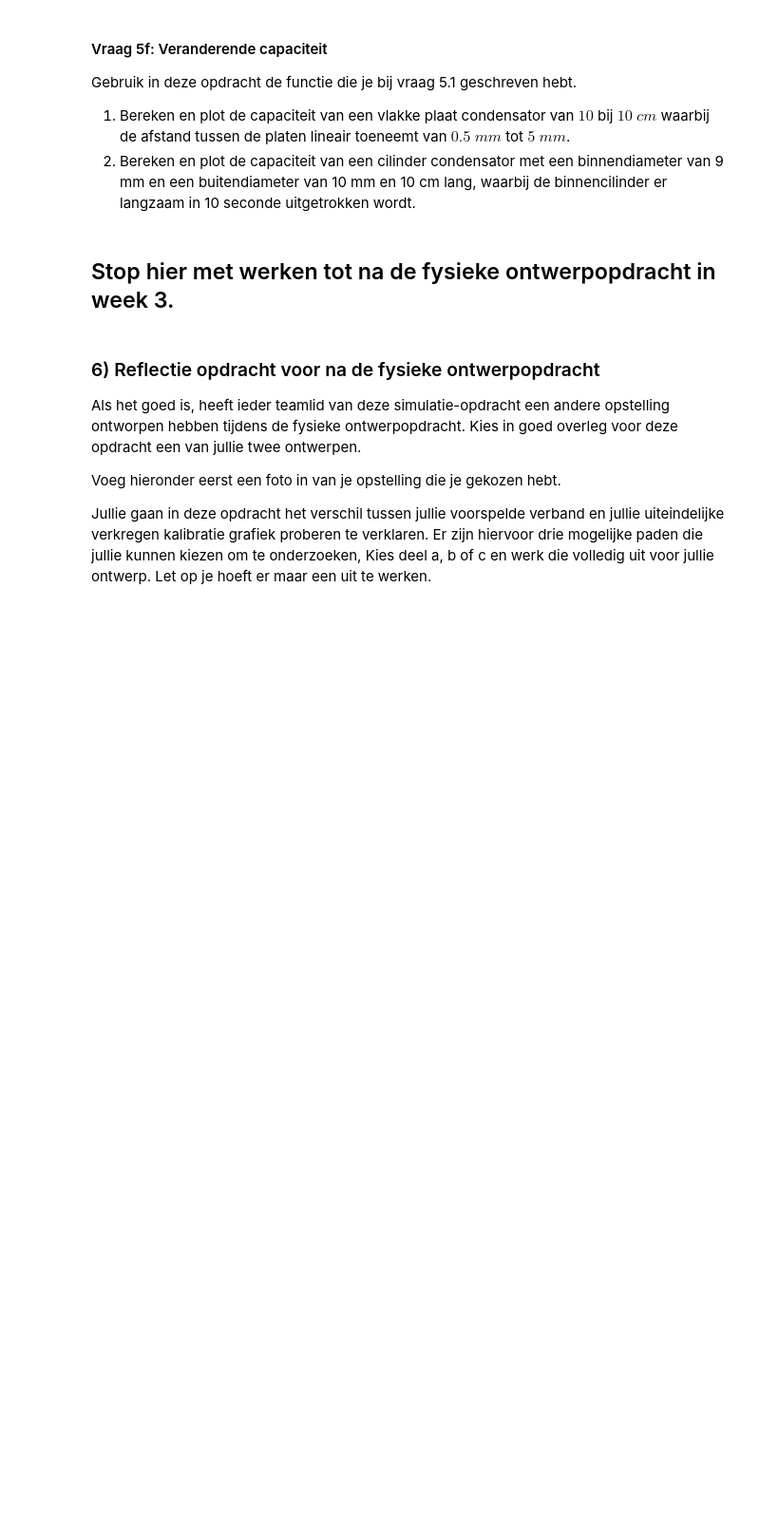
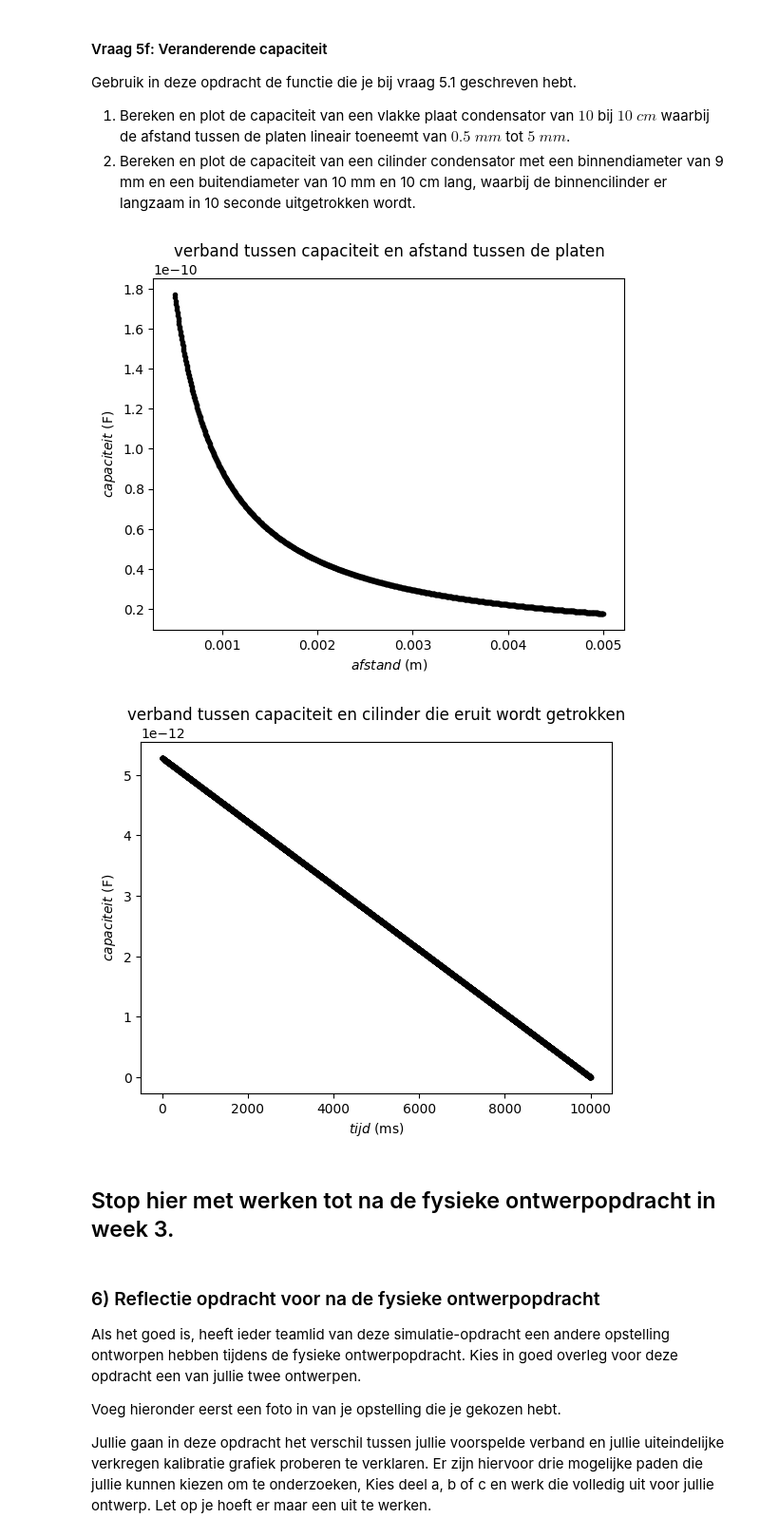
Before and after one commit to IshaSchneiders/opdrachten-DEF-D-Isha_Schneiders, a Jupyter notebook: DigitaleOntwerpopdrachten/1CondensatorOpdracht/CondensatorOntwerpopdracht.ipynb, the cells around one changed output. Shown at 95% size. Saved outputs shown, nothing was run; the diff lists cells and outputs as text; code cells hidden in the pictures; blank space fills up the shorter version.

```diff
--- a/DigitaleOntwerpopdrachten/1CondensatorOpdracht/CondensatorOntwerpopdracht.ipynb
+++ b/DigitaleOntwerpopdrachten/1CondensatorOpdracht/CondensatorOntwerpopdracht.ipynb
@@ -964,6 +986,17 @@ Stel dat we een vierkante plaat condensator hebben van 1 $\mu$ F.
 # %% [markdown]
 ##### Figure: 5.1 Een 1 microfarad condensator.
 # %%
-###
-###Jouw code hier###
-###
+#5c.1:
+a = 0.005/2 #binnestrl
+b = 0.006/2 #buitenstrl
+c = 1e-6 #capaciteit
+
+L_c = np.log(b/a)*c /(2*np.pi*epsilon0) #lengte cilinder
+print("lengte cilinder is %f m"%L_c)
+#5.c2:
+C = 1e-6
+B = 0.006
+d = 0.005
+epsilon0 = 8.854e-12
+L_p = C*d / (epsilon0*B)#lengte plaat
+print("lengte plaat is %f m"%L_p)
@@ -1011,7 +1067,35 @@ Gebruik in deze opdracht de functie die je bij vraag 5.1 geschreven hebt.
 # %%
 ###
 ###Jouw code hier###
-###
+##
+
+#5f.1
+d_platen=np.linspace(0.5e-3,5e-3,1000) #lineare toename van 0.5 tot 5 mm in 1000 stappen
+C_platen=vlakkeplaat(epsilon0,10e-2,10e-2,d_platen) #de capaciteit
+
+plt.figure()
+plt.title("verband tussen capaciteit en afstand tussen de platen")
+plt.plot(d_platen,C_platen,"k.")
+plt.xlabel('$afstand$ (m)')
+plt.ylabel("$capaciteit$ (F)")
+plt.show()
+
+#5f.2
+#het eruithalen van de cilinder heeft hetzelfde effect als het kleiner worden van de lengte:
+t_cil=np.arange(0,10000,1)#0 tot 10000 ms
+L_cil=np.linspace(10e-3,0,10000)# 10000 want in ms
+C_cil=cilinder(epsilon0,L_cil,4.5e-3,5e-3)
+
+
+plt.figure()
+plt.title("verband tussen capaciteit en cilinder die eruit wordt getrokken")
+plt.plot(t_cil,C_cil,"k.")
+plt.xlabel('$tijd$ (ms)')
+plt.ylabel("$capaciteit$ (F)")
+plt.show()
+# %% [output]
+[figure, added]
+[figure, added]
 # %% [markdown]
 ## Stop hier met werken tot na de fysieke ontwerpopdracht in week 3.
 # %% [markdown]
```
Also changed, not shown: parts of 5 cells of this notebook.
